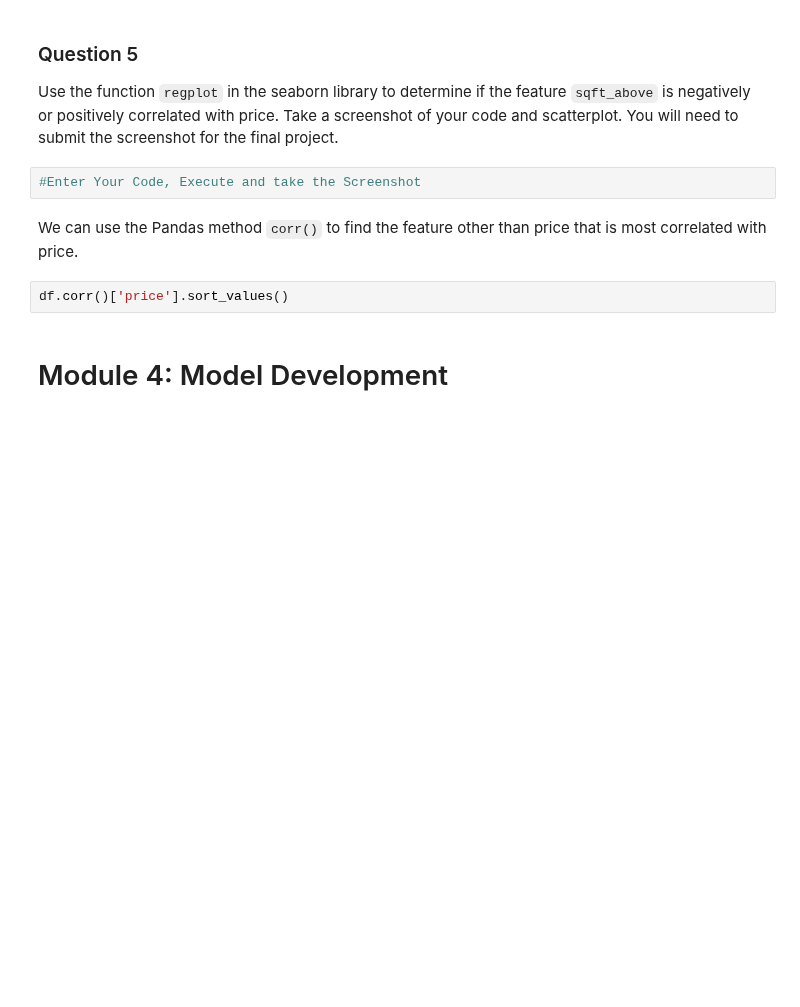
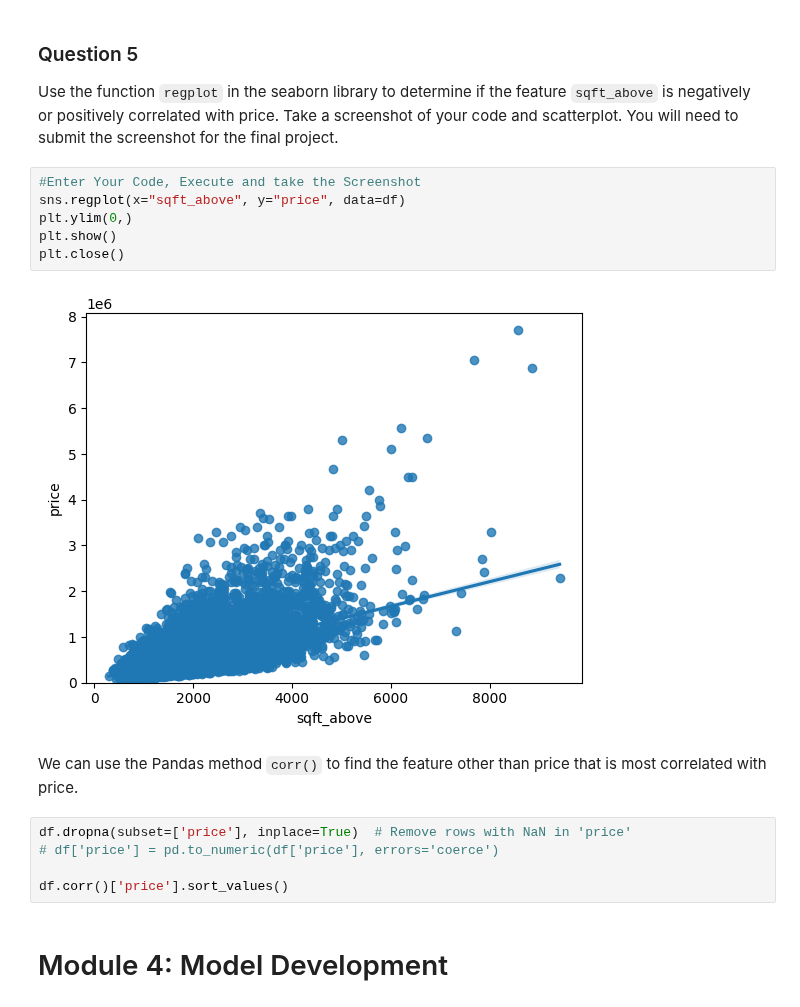
Before and after one commit to CxLos/IBM-Practice-Labs, a Jupyter notebook: 7. Data Analysis with Python/W6 - Final Assignment/Labs/House_Sales_in_King_Count_USA-20231003-1696291200.jupyterlite.ipynb, the cells around one changed output. Cells and saved outputs as stored; diff of their text form; blank space fills up the shorter version.

```diff
--- a/7. Data Analysis with Python/W6 - Final Assignment/Labs/House_Sales_in_King_Count_USA-20231003-1696291200.jupyterlite.ipynb
+++ b/7. Data Analysis with Python/W6 - Final Assignment/Labs/House_Sales_in_King_Count_USA-20231003-1696291200.jupyterlite.ipynb
@@ -167,9 +241,18 @@ Use the function <code>boxplot</code> in the seaborn library  to  determine whet
 Use the function <code>regplot</code>  in the seaborn library  to  determine if the feature <code>sqft_above</code> is negatively or positively correlated with price. Take a screenshot of your code and scatterplot. You will need to submit the screenshot for the final project.
 # %%
 #Enter Your Code, Execute and take the Screenshot
+sns.regplot(x="sqft_above", y="price", data=df)
+plt.ylim(0,)
+plt.show()
+plt.close()
+# %% [output]
+[figure, added]
 # %% [markdown]
 We can use the Pandas method <code>corr()</code>  to find the feature other than price that is most correlated with price.
 # %%
+df.dropna(subset=['price'], inplace=True)  # Remove rows with NaN in 'price'
+# df['price'] = pd.to_numeric(df['price'], errors='coerce')
+
 df.corr()['price'].sort_values()
 # %% [markdown]
 # Module 4: Model Development
```
Also changed, not shown: parts of 19 cells of this notebook, 7 other files.
